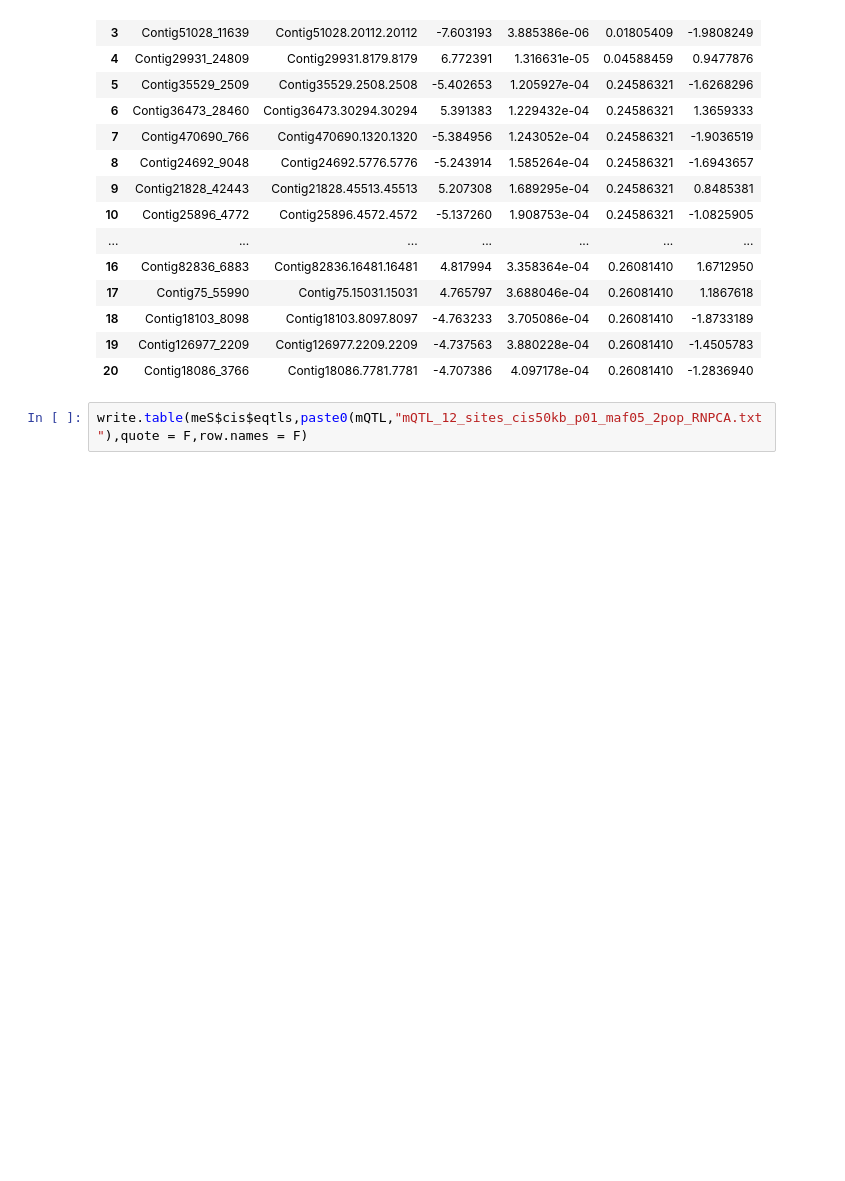
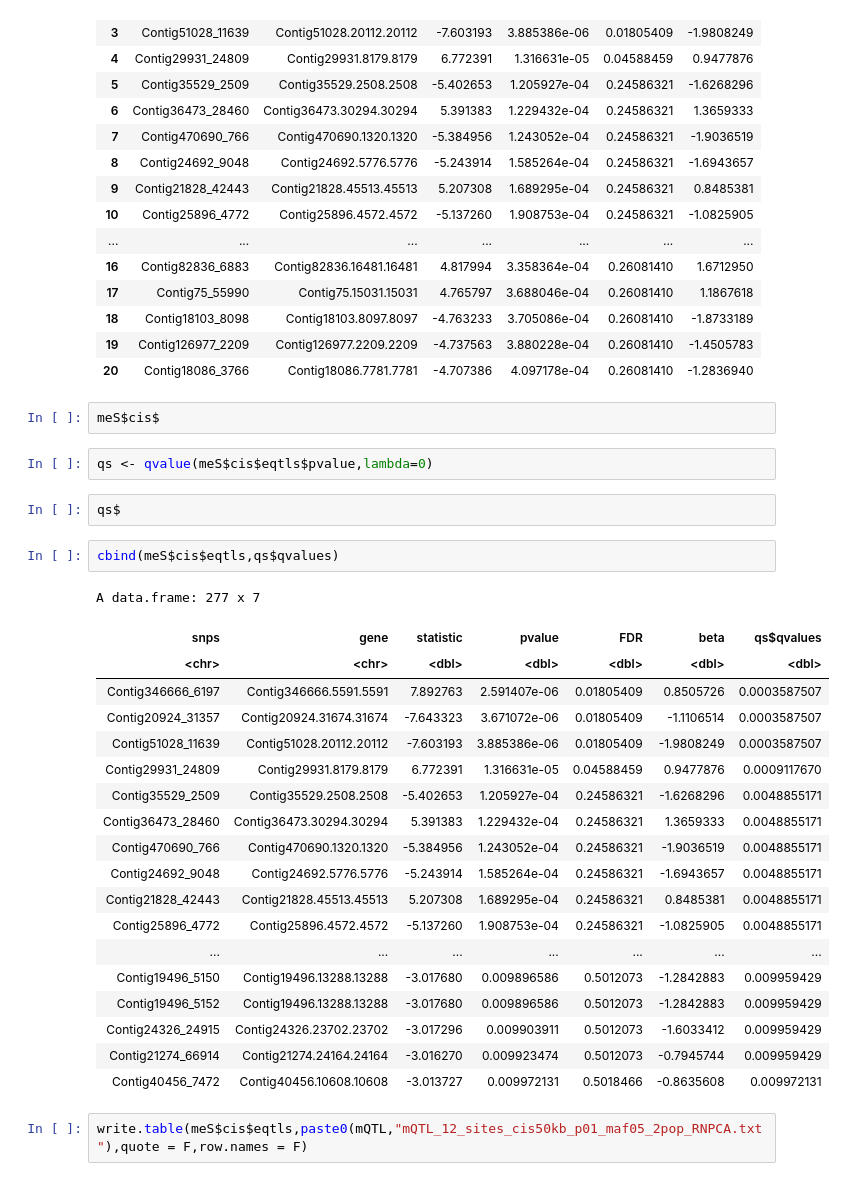
Before and after one commit to sr320/paper-oly-mbdbs-gen, a Jupyter notebook: code/mQTL_analysis-RankNorm-5x.ipynb, the cells around one changed output. Drawn from its saved outputs; the diff is of its cells as text; blank space fills up the shorter version.

```diff
--- a/code/mQTL_analysis-RankNorm-5x.ipynb
+++ b/code/mQTL_analysis-RankNorm-5x.ipynb
@@ -619,6 +602,34 @@ A data.frame: 20 x 6
 | 18 | Contig18103_8098 | Contig18103.8097.8097 | -4.763233 | 3.705086e-04 | 0.26081410 | -1.8733189 |
 | 19 | Contig126977_2209 | Contig126977.2209.2209 | -4.737563 | 3.880228e-04 | 0.26081410 | -1.4505783 |
 | 20 | Contig18086_3766 | Contig18086.7781.7781 | -4.707386 | 4.097178e-04 | 0.26081410 | -1.2836940 |
+# %%
+meS$cis$
+# %%
+qs <- qvalue(meS$cis$eqtls$pvalue,lambda=0)
+# %%
+qs$
+# %%
+cbind(meS$cis$eqtls,qs$qvalues)
+# %% [output]
+A data.frame: 277 x 7
+| snps | gene | statistic | pvalue | FDR | beta | qs$qvalues |
+| <chr> | <chr> | <dbl> | <dbl> | <dbl> | <dbl> | <dbl> |
+| Contig346666_6197 | Contig346666.5591.5591 | 7.892763 | 2.591407e-06 | 0.01805409 | 0.8505726 | 0.0003587507 |
+| Contig20924_31357 | Contig20924.31674.31674 | -7.643323 | 3.671072e-06 | 0.01805409 | -1.1106514 | 0.0003587507 |
+| Contig51028_11639 | Contig51028.20112.20112 | -7.603193 | 3.885386e-06 | 0.01805409 | -1.9808249 | 0.0003587507 |
+| Contig29931_24809 | Contig29931.8179.8179 | 6.772391 | 1.316631e-05 | 0.04588459 | 0.9477876 | 0.0009117670 |
+| Contig35529_2509 | Contig35529.2508.2508 | -5.402653 | 1.205927e-04 | 0.24586321 | -1.6268296 | 0.0048855171 |
+| Contig36473_28460 | Contig36473.30294.30294 | 5.391383 | 1.229432e-04 | 0.24586321 | 1.3659333 | 0.0048855171 |
+| Contig470690_766 | Contig470690.1320.1320 | -5.384956 | 1.243052e-04 | 0.24586321 | -1.9036519 | 0.0048855171 |
+| Contig24692_9048 | Contig24692.5776.5776 | -5.243914 | 1.585264e-04 | 0.24586321 | -1.6943657 | 0.0048855171 |
+| Contig21828_42443 | Contig21828.45513.45513 | 5.207308 | 1.689295e-04 | 0.24586321 | 0.8485381 | 0.0048855171 |
+| Contig25896_4772 | Contig25896.4572.4572 | -5.137260 | 1.908753e-04 | 0.24586321 | -1.0825905 | 0.0048855171 |
+| ... | ... | ... | ... | ... | ... | ... |
+| Contig19496_5150 | Contig19496.13288.13288 | -3.017680 | 0.009896586 | 0.5012073 | -1.2842883 | 0.009959429 |
+| Contig19496_5152 | Contig19496.13288.13288 | -3.017680 | 0.009896586 | 0.5012073 | -1.2842883 | 0.009959429 |
+| Contig24326_24915 | Contig24326.23702.23702 | -3.017296 | 0.009903911 | 0.5012073 | -1.6033412 | 0.009959429 |
+| Contig21274_66914 | Contig21274.24164.24164 | -3.016270 | 0.009923474 | 0.5012073 | -0.7945744 | 0.009959429 |
+| Contig40456_7472 | Contig40456.10608.10608 | -3.013727 | 0.009972131 | 0.5018466 | -0.8635608 | 0.009972131 |
 # %%
 write.table(meS$cis$eqtls,paste0(mQTL,"mQTL_12_sites_cis50kb_p01_maf05_2pop_RNPCA.txt"),quote = F,row.names = F)
 # %%
```
Also changed, not shown: parts of 20 cells of this notebook, 2 other files.
